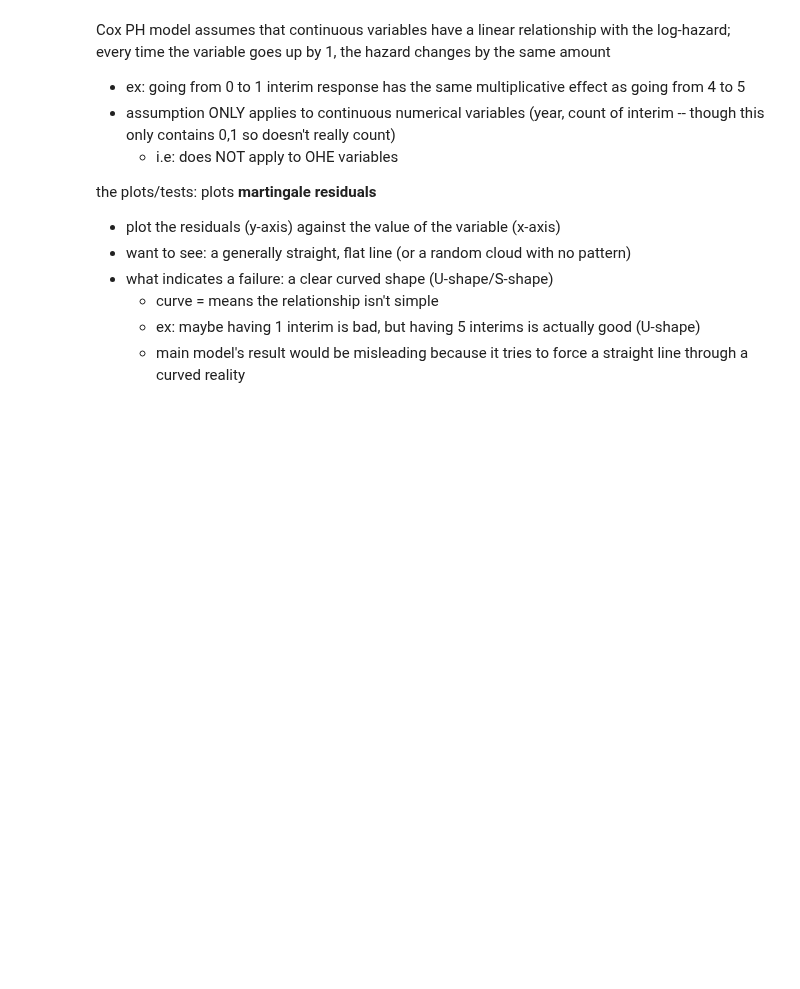
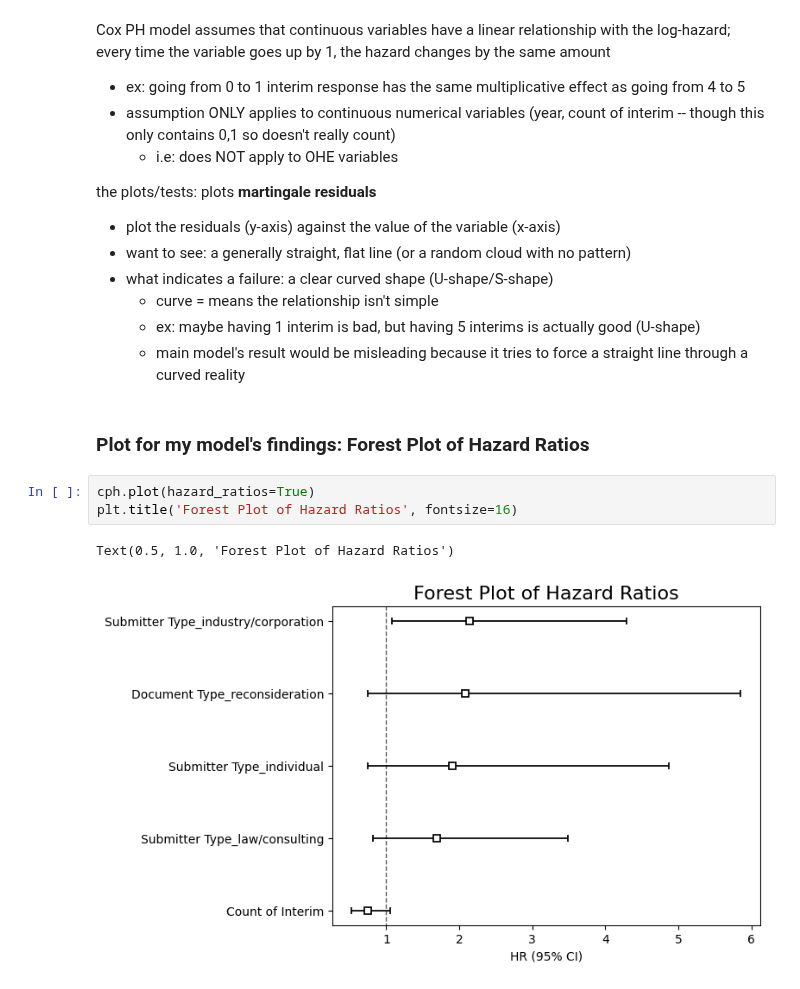
Before and after one commit to aanht/ucb-fda-citizen-project, a Jupyter notebook: FDA_Citizen_Visualizations.ipynb, the cells around one changed output. Cells and saved outputs as stored; diff of their text form; blank space fills up the shorter version.

Commit message:
visual for assignment

```diff
--- a/FDA_Citizen_Visualizations.ipynb
+++ b/FDA_Citizen_Visualizations.ipynb
@@ -812,3 +812,11 @@ the plots/tests: plots **martingale residuals**
     * curve = means the relationship isn't simple
     * ex: maybe having 1 interim is bad, but having 5 interims is actually good (U-shape)
     * main model's result would be misleading because it tries to force a straight line through a curved reality
+# %% [markdown]
+### Plot for my model's findings: Forest Plot of Hazard Ratios
+# %%
+cph.plot(hazard_ratios=True)
+plt.title('Forest Plot of Hazard Ratios', fontsize=16)
+# %% [output]
+Text(0.5, 1.0, 'Forest Plot of Hazard Ratios')
+[figure, added]
```
Also changed, not shown: parts of 5 cells of this notebook, 2 other files.
